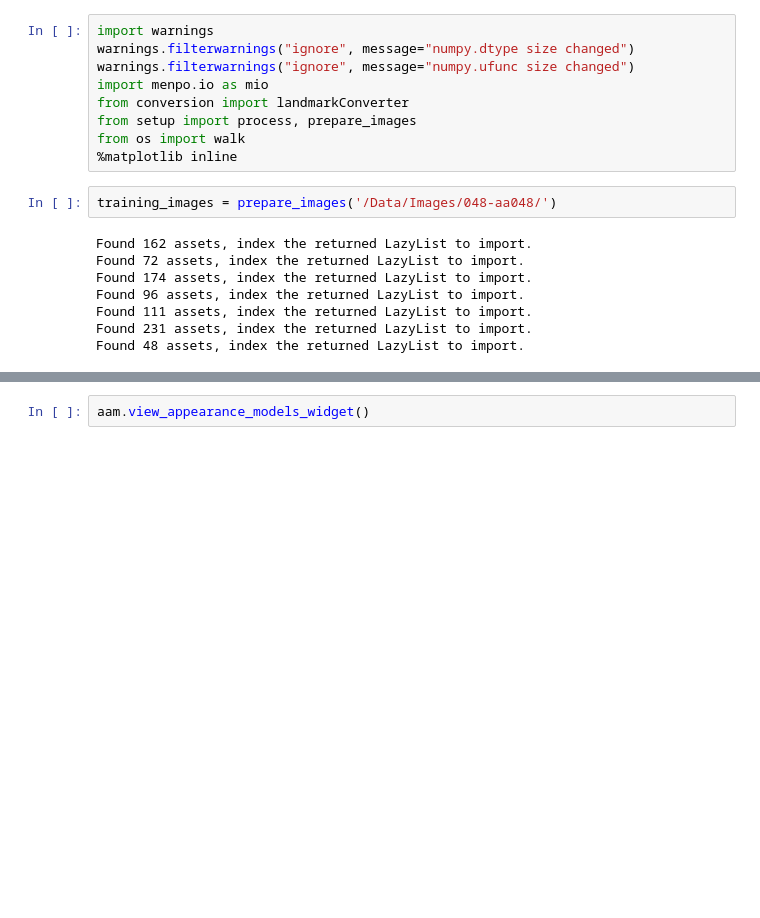
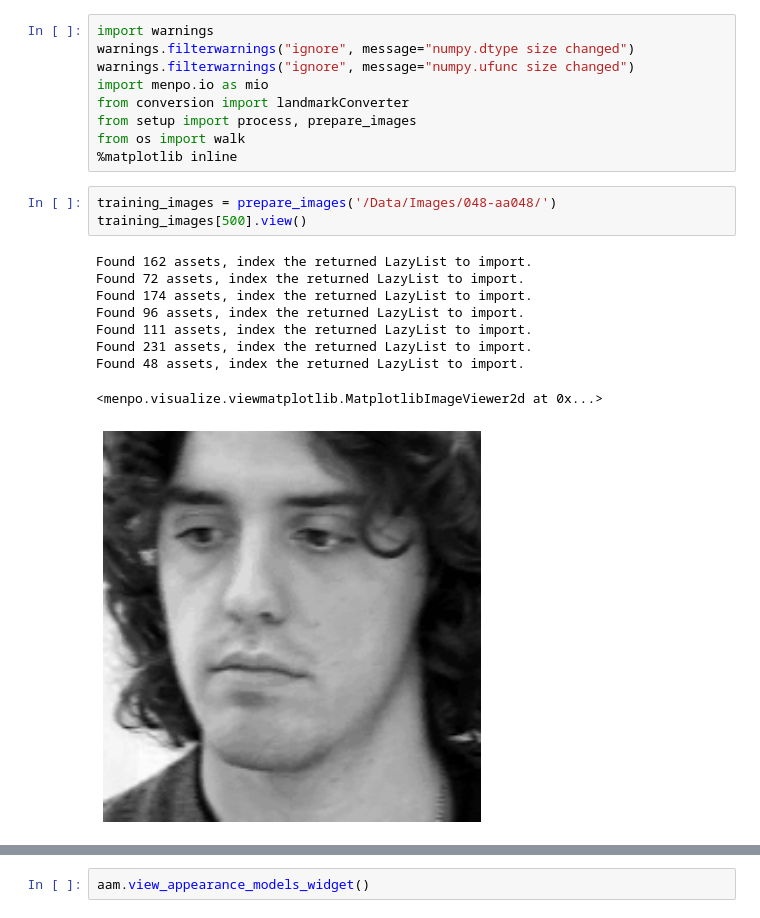
Before and after one commit to chequet/pain-face, a Jupyter notebook: aam4.ipynb, the cells around one changed output, grey strips where cells are left out. Drawn from its saved outputs; the diff is of its cells as text; blank space fills up the shorter version.

```diff
--- a/aam4.ipynb
+++ b/aam4.ipynb
@@ -9,14 +9,17 @@ from os import walk
 %matplotlib inline
 # %%
 training_images = prepare_images('/Data/Images/048-aa048/')
+training_images[500].view()
 # %% [output]
 Found 162 assets, index the returned LazyList to import.
 Found 72 assets, index the returned LazyList to import.
 Found 174 assets, index the returned LazyList to import.
 Found 96 assets, index the returned LazyList to import.
 Found 111 assets, index the returned LazyList to import.
 Found 231 assets, index the returned LazyList to import.
 Found 48 assets, index the returned LazyList to import.
+<menpo.visualize.viewmatplotlib.MatplotlibImageViewer2d at 0x...>
+[figure, added]
 # %%
 from menpofit.aam import HolisticAAM
 from menpo.feature import fast_dsift
```
Also changed, not shown: parts of 12 cells of this notebook, 1 other file.
